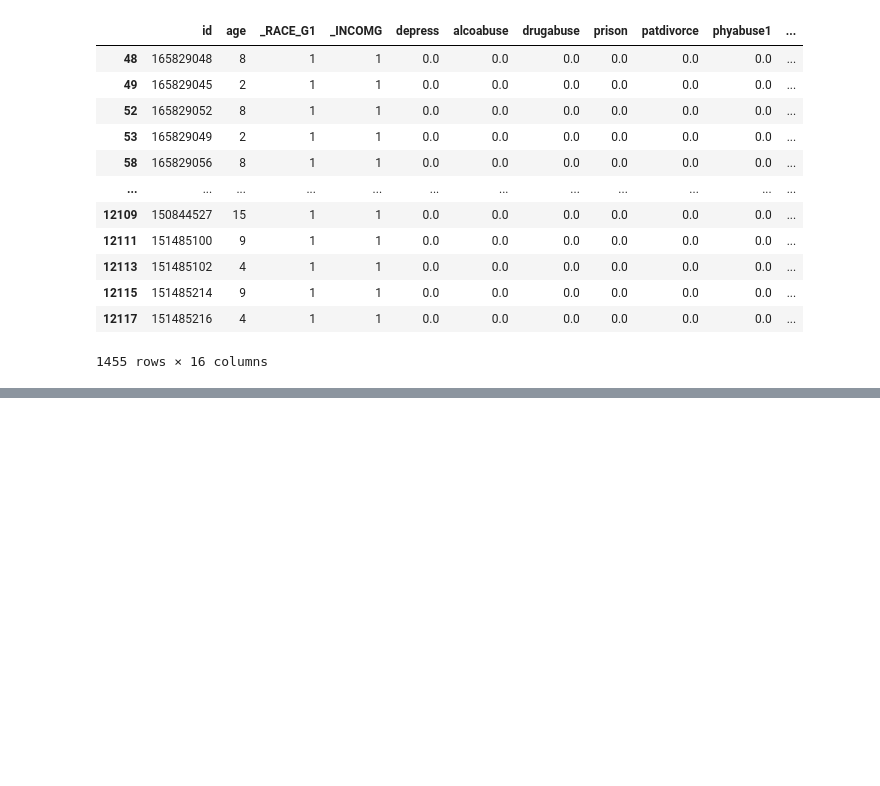
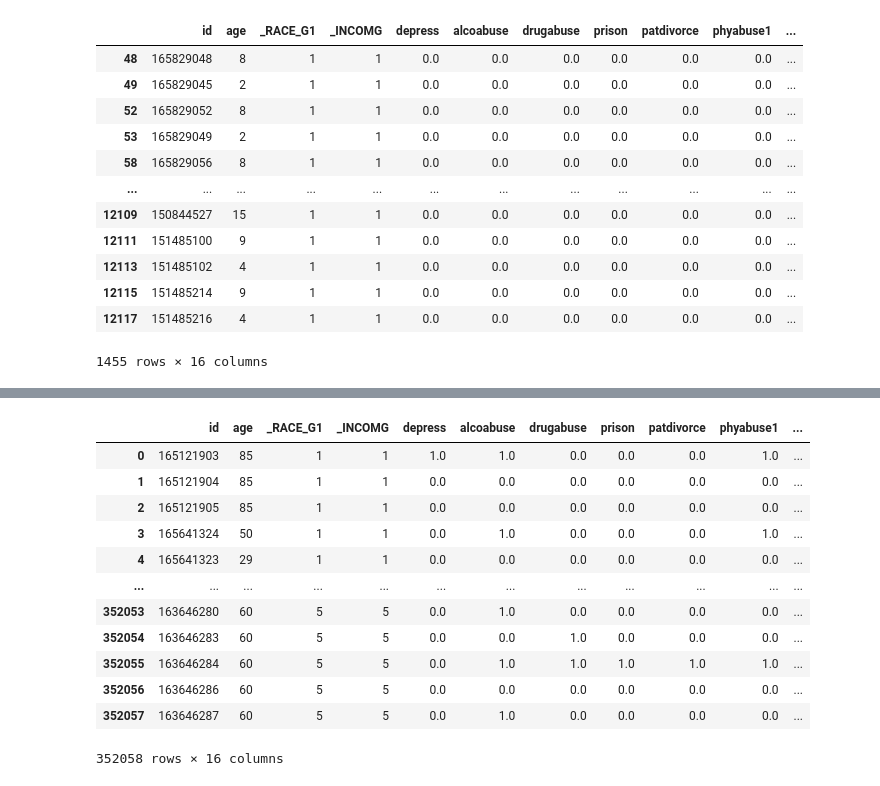
Before and after one commit to Paeans/ace.simulator, a Jupyter notebook: ace_model/howto-transmit-model.ipynb, the cells around one changed output, grey strips where cells are left out. Cells and saved outputs as stored; diff of their text form; code cells hidden in the pictures; blank space fills up the shorter version.

```diff
--- a/ace_model/howto-transmit-model.ipynb
+++ b/ace_model/howto-transmit-model.ipynb
@@ -175,3 +176,22 @@ bst_result[bst_result.age < 18]
 | 352049 | 159390843 | 2 | 5 | 5 | 0.0 | 0.0 | 0.0 | 0.0 | 0.0 | 0.0 | ... |
 | 352050 | 159390873 | 2 | 5 | 5 | 0.0 | 0.0 | 0.0 | 0.0 | 0.0 | 0.0 | ... |
 90314 rows × 16 columns
+# %%
+trans_rate = {ace:0.2 for ace in brfss.ace_list.values()}
+# %%
+bst_result = simulate_trans(bootstrap_mtd_fill, cdl_data = cdl_data, step_num = 2, model = HouseModel,
+                           trans_rate = trans_rate); bst_result
+# %% [output]
+|  | id | age | _RACE_G1 | _INCOMG | depress | alcoabuse | drugabuse | prison | patdivorce | phyabuse1 | ... |
+| 0 | 165121903 | 85 | 1 | 1 | 1.0 | 1.0 | 0.0 | 0.0 | 0.0 | 1.0 | ... |
+| 1 | 165121904 | 85 | 1 | 1 | 0.0 | 0.0 | 0.0 | 0.0 | 0.0 | 0.0 | ... |
+| 2 | 165121905 | 85 | 1 | 1 | 0.0 | 0.0 | 0.0 | 0.0 | 0.0 | 0.0 | ... |
+| 3 | 165641324 | 50 | 1 | 1 | 0.0 | 1.0 | 0.0 | 0.0 | 0.0 | 1.0 | ... |
+| 4 | 165641323 | 29 | 1 | 1 | 0.0 | 0.0 | 0.0 | 0.0 | 0.0 | 0.0 | ... |
+| ... | ... | ... | ... | ... | ... | ... | ... | ... | ... | ... | ... |
+| 352053 | 163646280 | 60 | 5 | 5 | 0.0 | 1.0 | 0.0 | 0.0 | 0.0 | 0.0 | ... |
+| 352054 | 163646283 | 60 | 5 | 5 | 0.0 | 0.0 | 1.0 | 0.0 | 0.0 | 0.0 | ... |
+| 352055 | 163646284 | 60 | 5 | 5 | 0.0 | 1.0 | 1.0 | 1.0 | 1.0 | 1.0 | ... |
+| 352056 | 163646286 | 60 | 5 | 5 | 0.0 | 0.0 | 0.0 | 0.0 | 0.0 | 0.0 | ... |
+| 352057 | 163646287 | 60 | 5 | 5 | 0.0 | 1.0 | 0.0 | 0.0 | 0.0 | 0.0 | ... |
+352058 rows × 16 columns
```
Also changed, not shown: parts of 12 cells of this notebook, 1 other file.
